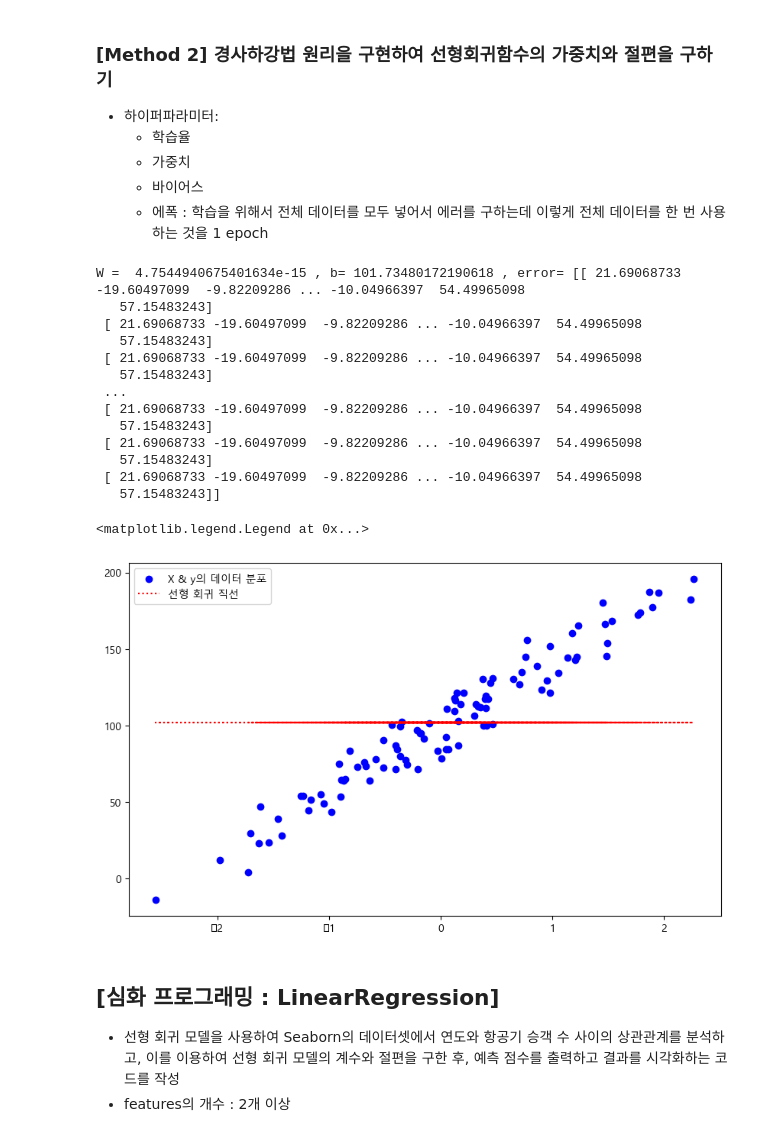
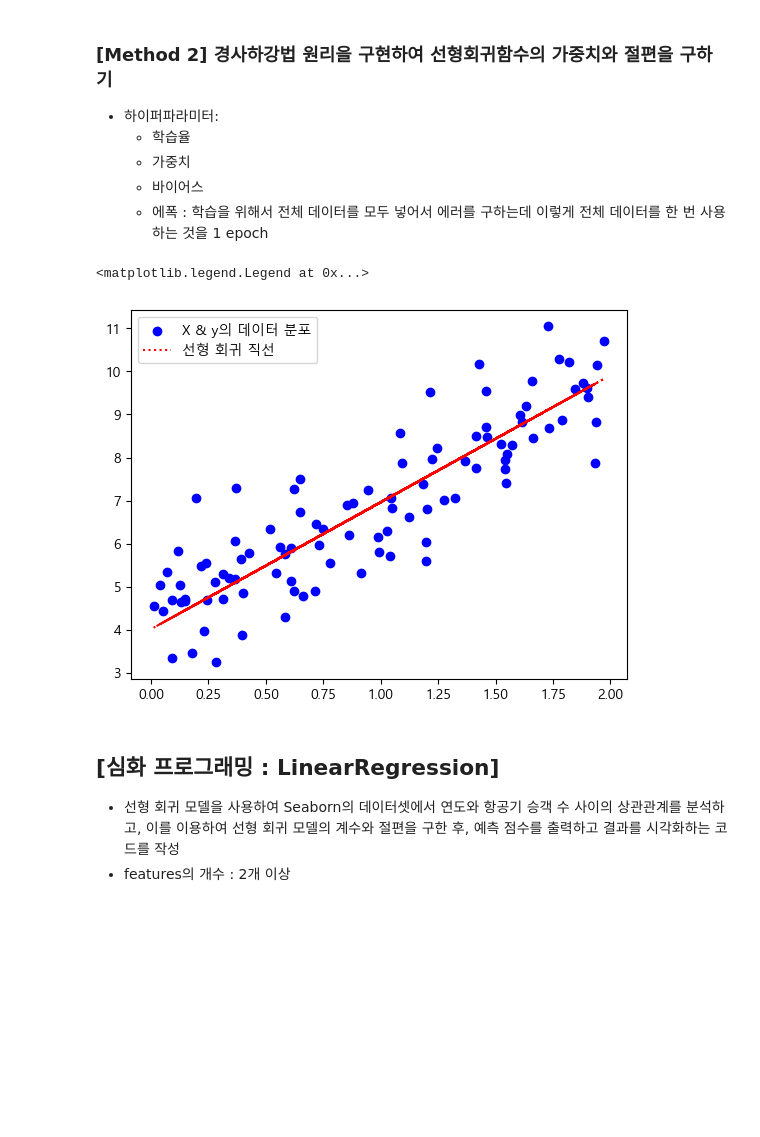
Before and after one commit to euhkim/python_basic_2, a Jupyter notebook: ch12_update_class_1_수요일_5_22.ipynb, the cells around one changed output. Drawn from its saved outputs; the diff is of its cells as text; code cells hidden in the pictures; blank space fills up the shorter version.

```diff
--- a/ch12_update_class_1_수요일_5_22.ipynb
+++ b/ch12_update_class_1_수요일_5_22.ipynb
@@ -157,51 +153,39 @@ R^2 : 0.9437320687923872, MSE : 114.83418502778855
     * 에폭 : 학습을 위해서 전체 데이터를 모두 넣어서 에러를 구하는데 이렇게 전체 데이터를 한 번 사용하는 것을 1 epoch
 # %%
 # 1. LinearRegression 사용하지 않고 하이퍼파라미터 튜닝
+
 import numpy as np
 import matplotlib.pyplot as plt
 plt.rcParams["font.family"] = 'Malgun Gothic'
 
 # 1. dataset
 np.random.seed(42)
 X = 2 * np.random.rand(100, 1)
 y = 4 + 3 * X + np.random.randn(100, 1)
 
-# 2. 파라미터 초기화
-w, b = 0, 0
-eta , epoch  = 0.00001, 1000 # 학습율을 매우 작게 줄 경우 -> 수렴하는 시간이 길어진다.
+# 2. Initialize parameter
+w, b = np.random.rand(1), np.random.rand(1)
+eta , epoch  = 0.0001, 1000 # 학습율을 매우 작게 줄 경우 -> 수렴하는 시간이 길어진다.
 # eta , epoch  = 1.0, 1000 # 학습율을 매우 크게 줄 경우 -> 발산
 
-# 3. 경사하강법 구현
+# 2. 경사하강법 구현
+for i in range(epoch):
+    y_pred = w*X + b # 선형 회귀 선 (1차함수 )
+    error = y_pred - y
+    w =  w - eta* (error*X).sum()
+    b = b - eta* error.sum()
+    # print(f"Epoch =:  {i}, W =: { w.round(2)}, b=: { b.round(2)}, error =: {error.round(2)}")
 
+# print('W = ', w, ', b=', b, ', error=', error)
 
-
-
-
-
-
-
-
-# 4. 데이터 분포 및 회귀 선 시각화
+# 3. 데이터 분포 및 회귀 선 시각화
 plt.scatter(X, y, color = 'blue', label="X & y의 데이터 분포")
 y_pred = w* X + b # 계산으로 구한 가중치와 절편을 이용하여 선형회귀 직선을 그리기
 plt.plot(X, y_pred, 'r:', label = "선형 회귀 직선")
 plt.legend()
 # %% [output]
-W =  4.7544940675401634e-15 , b= 101.73480172190618 , error= [[ 21.69068733 -19.60497099  -9.82209286 ... -10.04966397  54.49965098
-   57.15483243]
- [ 21.69068733 -19.60497099  -9.82209286 ... -10.04966397  54.49965098
-   57.15483243]
- [ 21.69068733 -19.60497099  -9.82209286 ... -10.04966397  54.49965098
-   57.15483243]
- ...
- [ 21.69068733 -19.60497099  -9.82209286 ... -10.04966397  54.49965098
-   57.15483243]
- [ 21.69068733 -19.60497099  -9.82209286 ... -10.04966397  54.49965098
-   57.15483243]
- [ 21.69068733 -19.60497099  -9.82209286 ... -10.04966397  54.49965098
-   57.15483243]]
+<matplotlib.legend.Legend at 0x...>
-<matplotlib.legend.Legend at 0x...>
-[figure, old version]
+[figure, new version]
 # %% [markdown]
 ## [심화 프로그래밍 : LinearRegression]
 * 선형 회귀 모델을 사용하여 Seaborn의 데이터셋에서 연도와 항공기 승객 수 사이의 상관관계를 분석하고, 이를 이용하여 선형 회귀 모델의 계수와 절편을 구한 후, 예측 점수를 출력하고 결과를 시각화하는 코드를 작성
```
Also changed, not shown: parts of 32 cells of this notebook.
